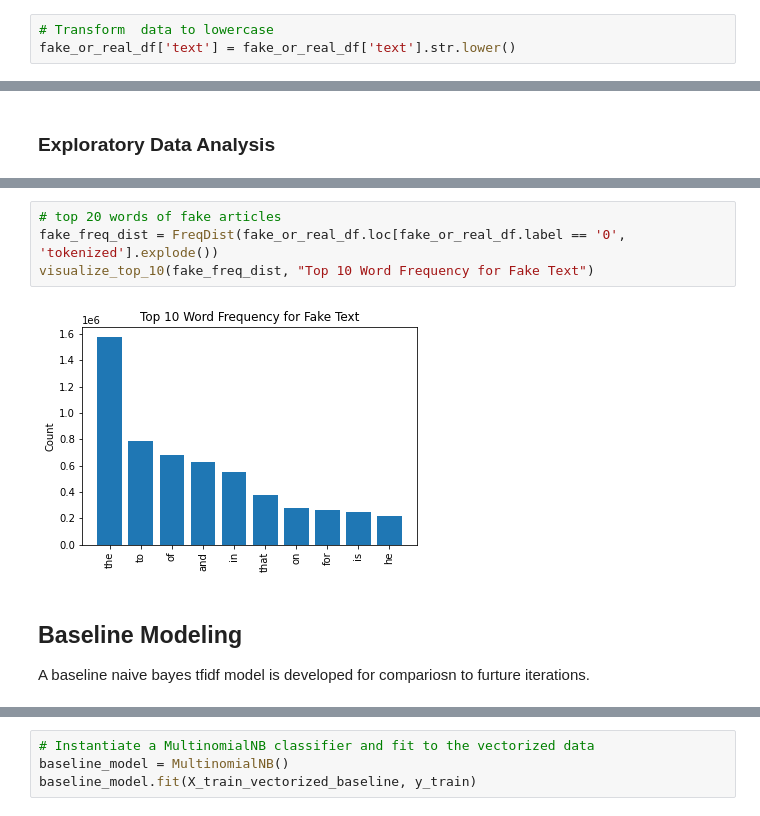
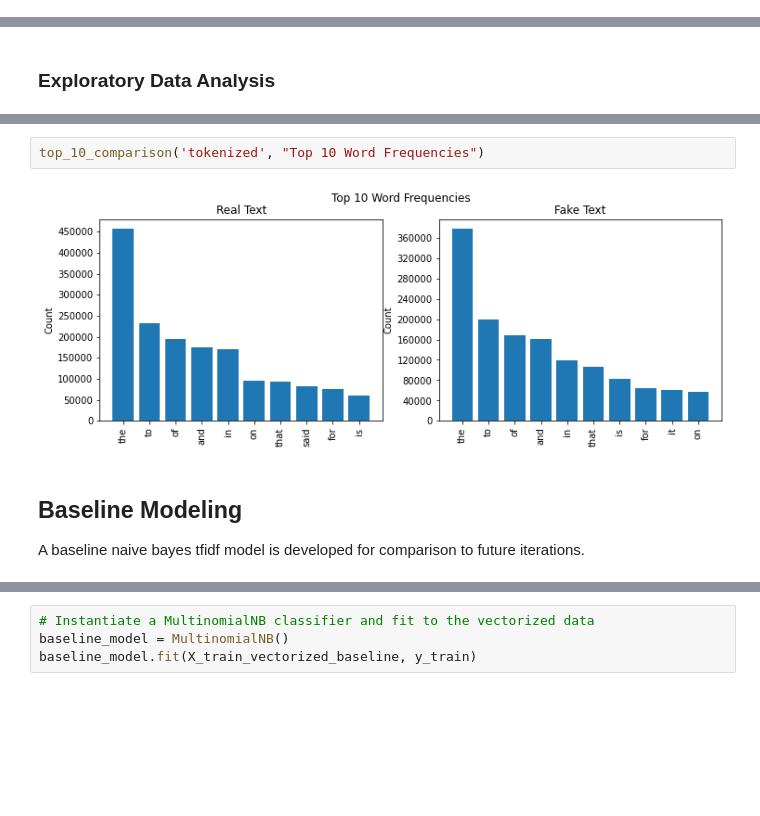
Before and after one commit to bentoler22/Phase_5_Project, a Jupyter notebook: Fake News Detection.ipynb, the cells around one changed output, grey strips where cells are left out. Saved outputs shown, nothing was run; the diff lists cells and outputs as text; blank space fills up the shorter version.

```diff
--- a/Fake News Detection.ipynb
+++ b/Fake News Detection.ipynb
@@ -173,3 +145,0 @@ The case of the text data is standarized and toeknized. The frequency distributi
-# %%
-# Transform  data to lowercase
-fake_or_real_df['text'] = fake_or_real_df['text'].str.lower()
@@ -278,11 +239,9 @@ visualize_top_10(true_freq_dist, "Top 10 Word Frequency for Real Text")
-# %%
-# top 20 words of fake articles
-fake_freq_dist = FreqDist(fake_or_real_df.loc[fake_or_real_df.label == '0', 'tokenized'].explode())
-visualize_top_10(fake_freq_dist, "Top 10 Word Frequency for Fake Text")
-# %% [output]
-[figure, removed]
+# %%
+top_10_comparison('tokenized', "Top 10 Word Frequencies")
+# %% [output]
+[figure, added]
 # %% [markdown]
 ## Baseline Modeling
-A baseline naive bayes tfidf model is developed for compariosn to furture iterations.
+A baseline naive bayes tfidf model is developed for comparison to future iterations.
 # %%
 # Instantiate a vectorizer with max_features=10
```
Also changed, not shown: parts of 65 cells of this notebook.
